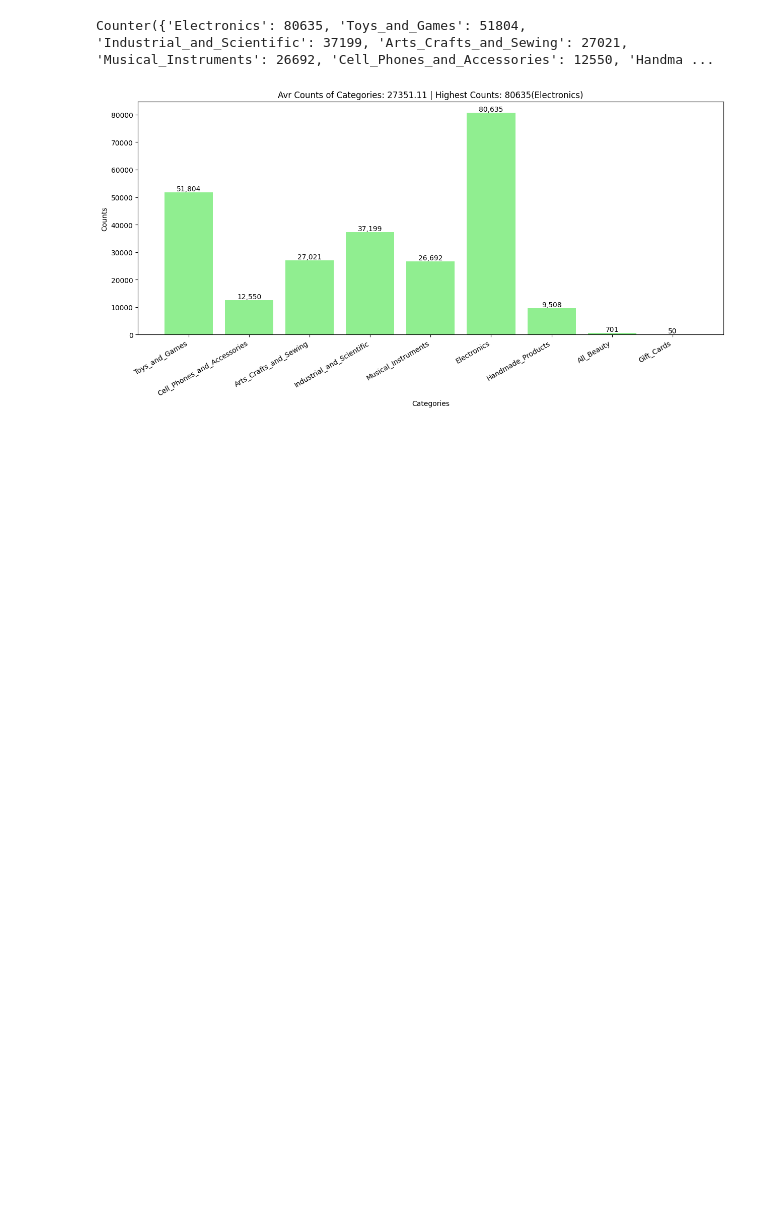
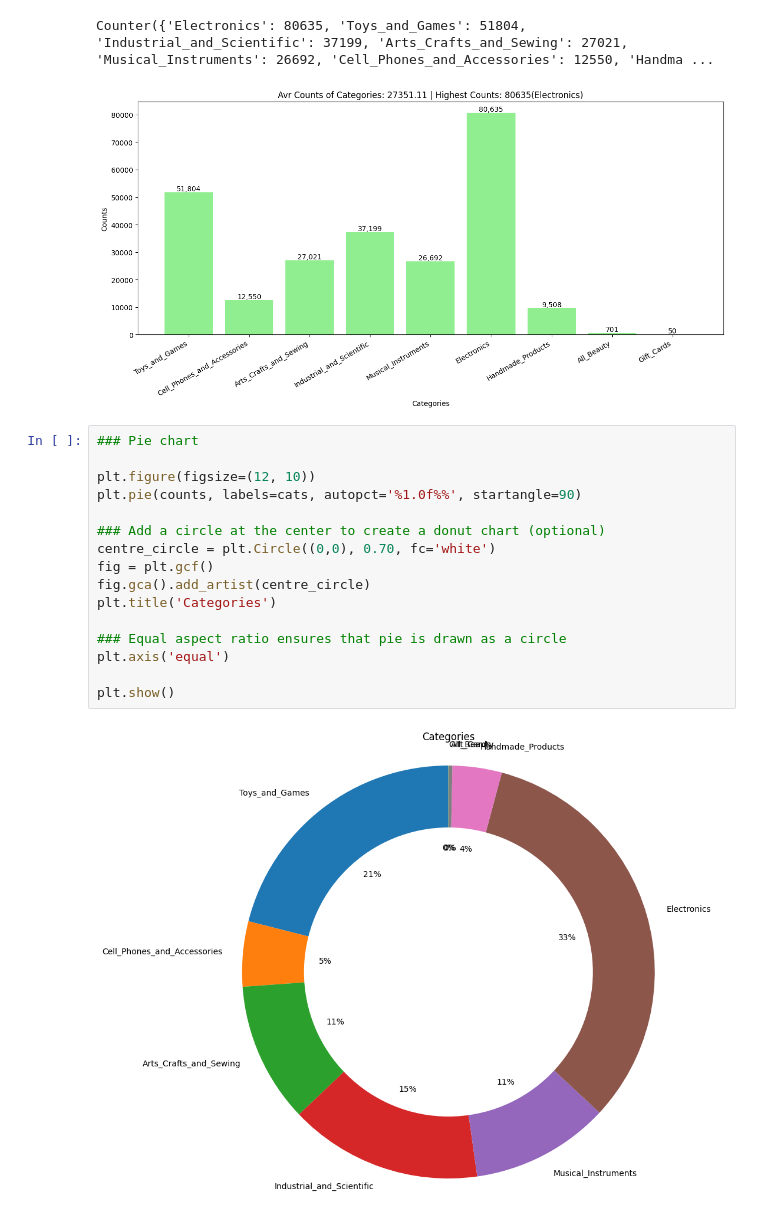
Before and after one commit to mightyoctopus/dataset-curation-data-cleanup, a Jupyter notebook: d2_data_curation_part2.ipynb, the cells around one changed output. Cells and saved outputs as stored; diff of their text form; blank space fills up the shorter version.

Commit message:
Added a pie chart for category counts

```diff
--- a/d2_data_curation_part2.ipynb
+++ b/d2_data_curation_part2.ipynb
@@ -248,3 +248,21 @@ plt.show()
 # %% [output]
 Counter({'Electronics': 80635, 'Toys_and_Games': 51804, 'Industrial_and_Scientific': 37199, 'Arts_Crafts_and_Sewing': 27021, 'Musical_Instruments': 26692, 'Cell_Phones_and_Accessories': 12550, 'Handma ...
 [figure]
+# %%
+### Pie chart
+
+plt.figure(figsize=(12, 10))
+plt.pie(counts, labels=cats, autopct='%1.0f%%', startangle=90)
+
+### Add a circle at the center to create a donut chart (optional)
+centre_circle = plt.Circle((0,0), 0.70, fc='white')
+fig = plt.gcf()
+fig.gca().add_artist(centre_circle)
+plt.title('Categories')
+
+### Equal aspect ratio ensures that pie is drawn as a circle
+plt.axis('equal')
+
+plt.show()
+# %% [output]
+[figure, added]
```
